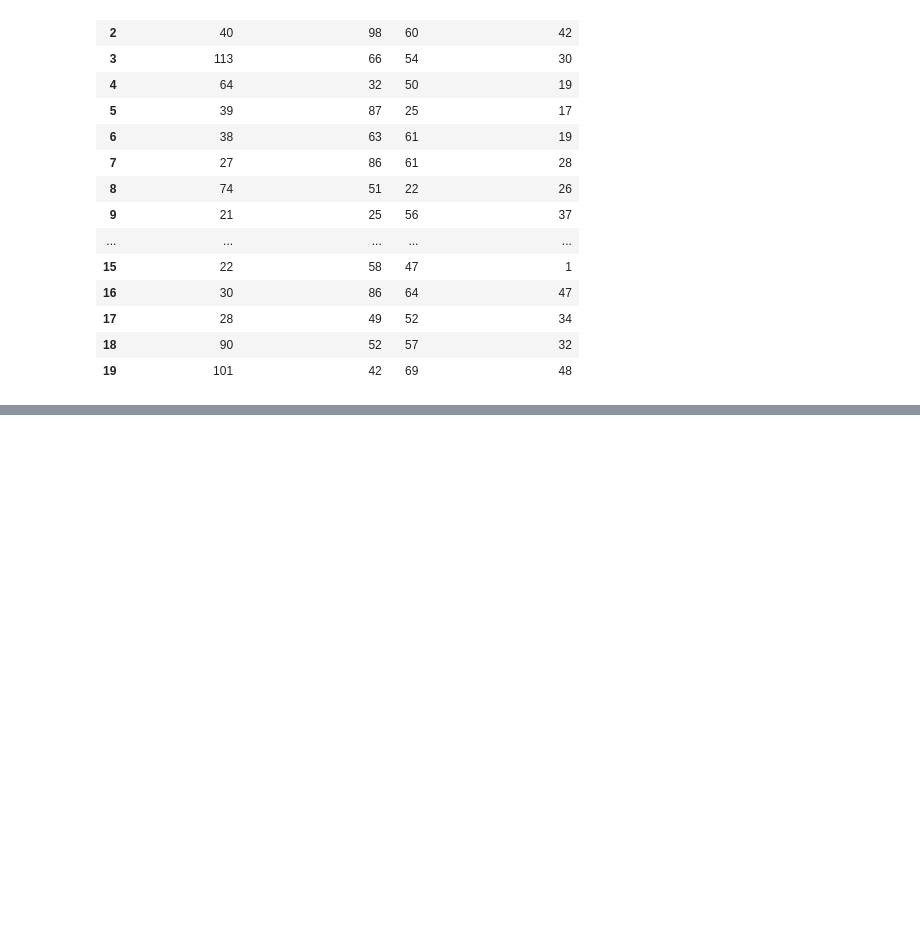
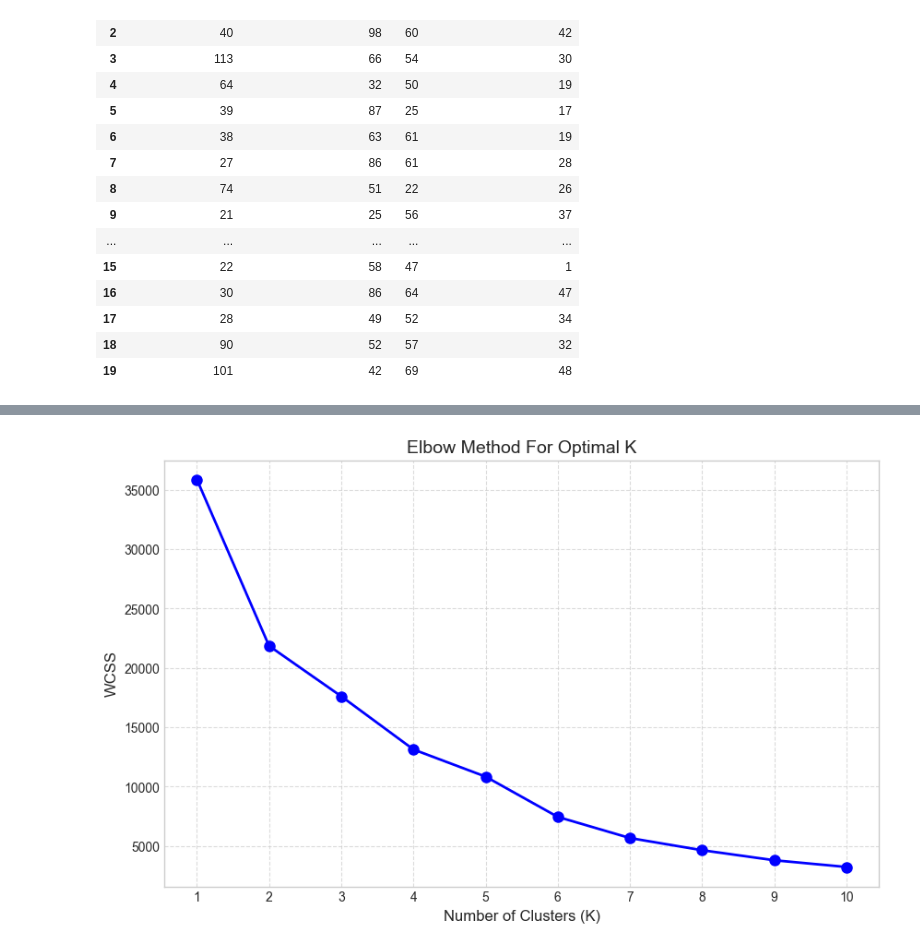
Before and after one commit to sujeet-banerjee/ai_ml_tutor_examples, a Jupyter notebook: trial/suz/aiml/kmeans/kmeans_amz_data.ipynb, the cells around one changed output, grey strips where cells are left out. Cells and saved outputs as stored; diff of their text form; code cells hidden in the pictures; blank space fills up the shorter version.

```diff
--- a/trial/suz/aiml/kmeans/kmeans_amz_data.ipynb
+++ b/trial/suz/aiml/kmeans/kmeans_amz_data.ipynb
@@ -91 +88,31 @@ Cluster Centers: [[4.03333333e+01 8.53333333e+01 4.41666667e+01 2.83333333e+01
 [figure]
+# %%
+# Calculate WCSS for various values of K (1 to 10)
+def plot_elbow(df):
+    wcss = []
+    k_range = range(1, 11)
+
+    for k in k_range:
+        # Initialize KMeans with k clusters, using k-means++ for smarter initialization
+        kmeans = KMeans(n_clusters=k, init='k-means++', random_state=42)
+
+        # Fit the model to the data
+        # NOTE: Replace 'X' with the actual variable name of your processed data (e.g., df or X_scaled)
+        kmeans.fit(df)
+
+        # Append the WCSS (inertia) to the list
+        wcss.append(kmeans.inertia_)
+
+    # Plot the Elbow diagram
+    plt.figure(figsize=(10, 6))
+    plt.plot(k_range, wcss, marker='o', linestyle='-', color='b', linewidth=2, markersize=8)
+    plt.title('Elbow Method For Optimal K', fontsize=14)
+    plt.xlabel('Number of Clusters (K)', fontsize=12)
+    plt.ylabel('WCSS', fontsize=12)
+    plt.xticks(k_range)
+    plt.grid(True, linestyle='--', alpha=0.7)
+    plt.show()
+# %%
+plot_elbow(df)
+# %% [output]
+[figure, added]
```
Also changed, not shown: parts of 2 cells of this notebook, 25 other files.
